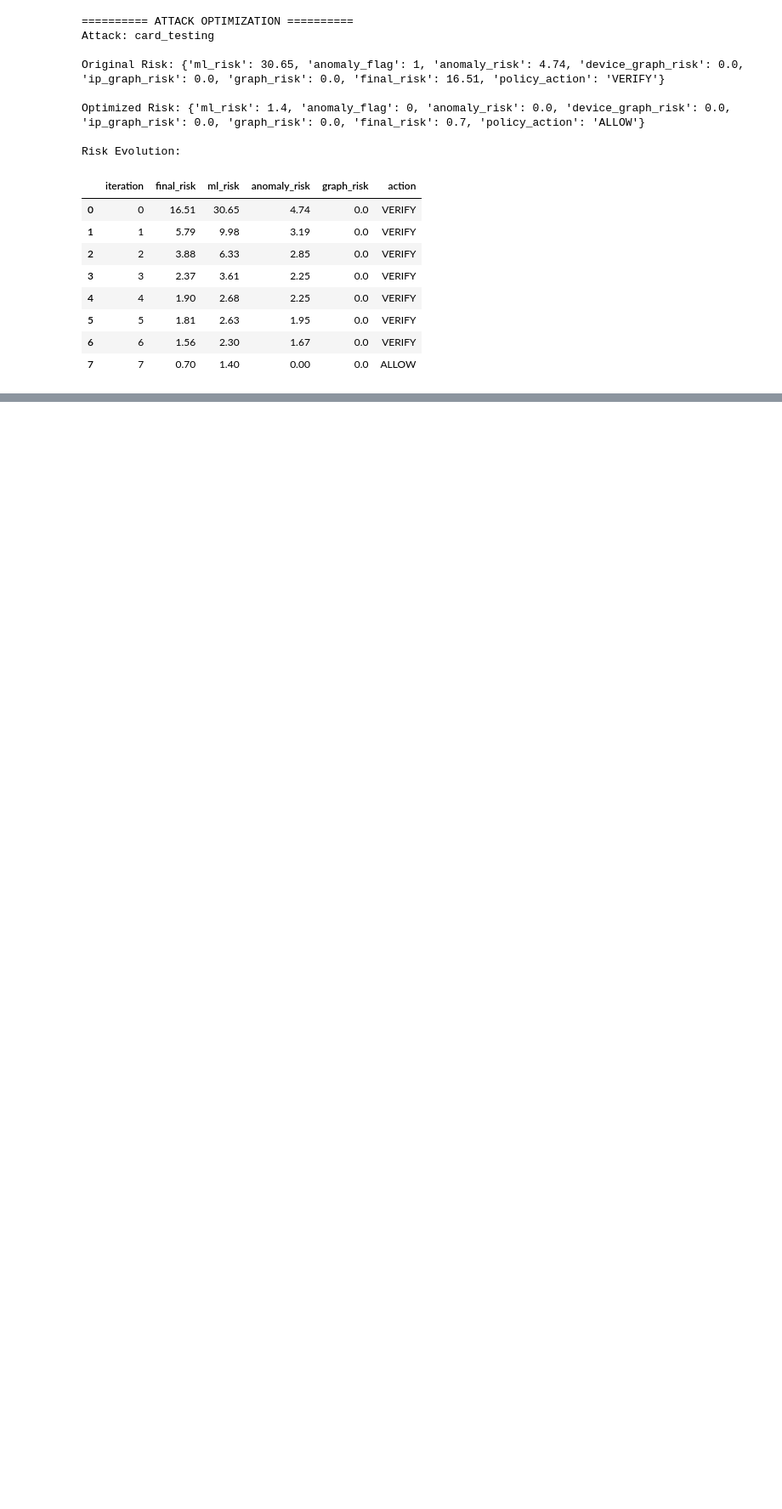
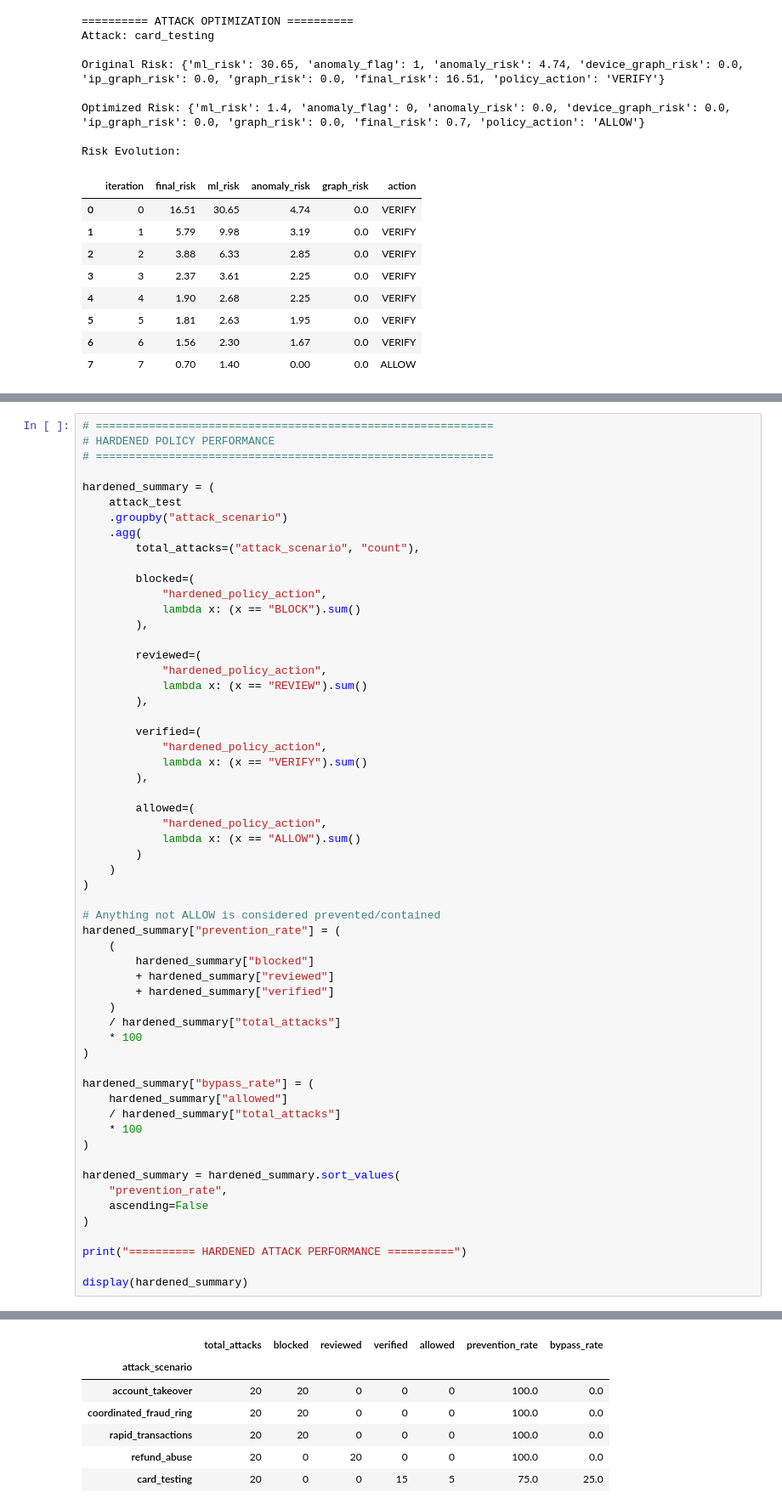
Before and after one commit to Mahakchoudhari/RazorAttack_Lab, a Jupyter notebook: notebooks/Model_01.ipynb, the cells around one changed output, grey strips where cells are left out. Shown at 85% size. Cells and saved outputs as stored; diff of their text form; blank space fills up the shorter version.

Commit message:
Adding adversarial testing and defence hardening policy

```diff
--- a/notebooks/Model_01.ipynb
+++ b/notebooks/Model_01.ipynb
@@ -5296,0 +5533,59 @@ display(
+# %%
+# ============================================================
+# HARDENED POLICY PERFORMANCE
+# ============================================================
+
+hardened_summary = (
+    attack_test
+    .groupby("attack_scenario")
+    .agg(
+        total_attacks=("attack_scenario", "count"),
+
+        blocked=(
+            "hardened_policy_action",
+            lambda x: (x == "BLOCK").sum()
+        ),
+
+        reviewed=(
+            "hardened_policy_action",
+            lambda x: (x == "REVIEW").sum()
+        ),
+
+        verified=(
+            "hardened_policy_action",
+            lambda x: (x == "VERIFY").sum()
+        ),
+
+        allowed=(
+            "hardened_policy_action",
+            lambda x: (x == "ALLOW").sum()
+        )
+    )
+)
+
+# Anything not ALLOW is considered prevented/contained
+hardened_summary["prevention_rate"] = (
+    (
+        hardened_summary["blocked"]
+        + hardened_summary["reviewed"]
+        + hardened_summary["verified"]
+    )
+    / hardened_summary["total_attacks"]
+    * 100
+)
+
+hardened_summary["bypass_rate"] = (
+    hardened_summary["allowed"]
+    / hardened_summary["total_attacks"]
+    * 100
+)
+
+hardened_summary = hardened_summary.sort_values(
+    "prevention_rate",
+    ascending=False
+)
+
+print("========== HARDENED ATTACK PERFORMANCE ==========")
+
+display(hardened_summary)
+# %% [output]
@@ -5296,0 +5593,7 @@ display(
+|  | total_attacks | blocked | reviewed | verified | allowed | prevention_rate | bypass_rate |
+| attack_scenario |  |  |  |  |  |  |  |
+| account_takeover | 20 | 20 | 0 | 0 | 0 | 100.0 | 0.0 |
+| coordinated_fraud_ring | 20 | 20 | 0 | 0 | 0 | 100.0 | 0.0 |
+| rapid_transactions | 20 | 20 | 0 | 0 | 0 | 100.0 | 0.0 |
+| refund_abuse | 20 | 0 | 20 | 0 | 0 | 100.0 | 0.0 |
+| card_testing | 20 | 0 | 0 | 15 | 5 | 75.0 | 25.0 |
```
Also changed, not shown: parts of 10 cells of this notebook.
